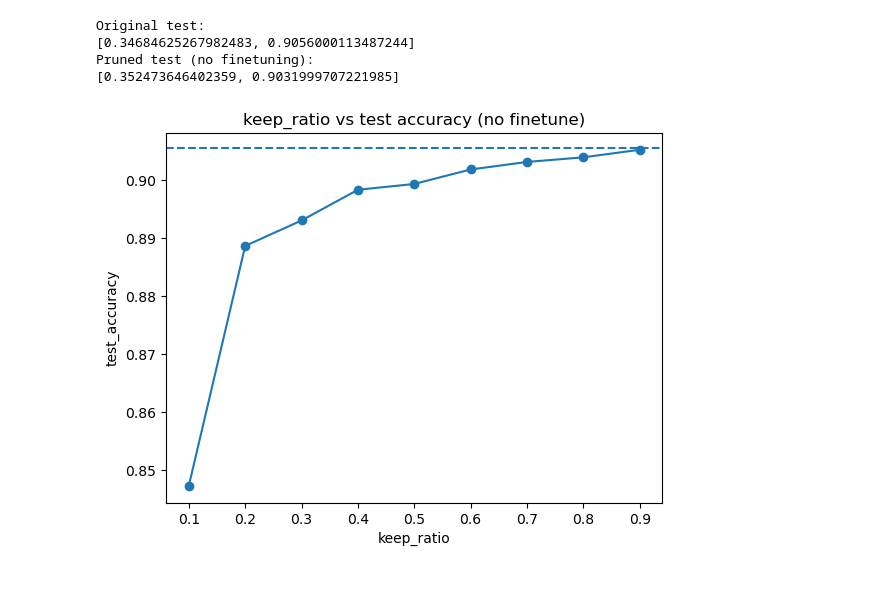
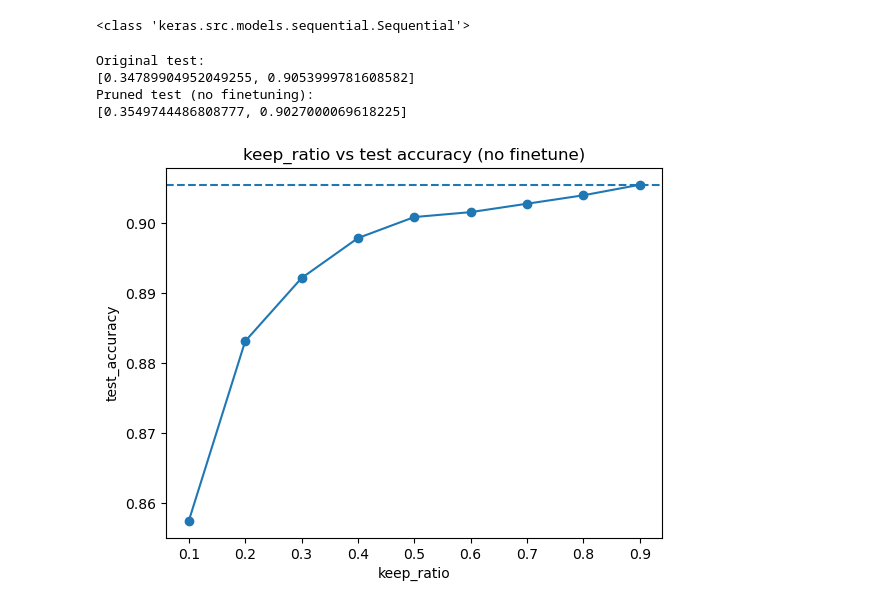
Before and after one commit to yuekai-yan/CSSP_Neural_Networks_Pruning, a Jupyter notebook: test.ipynb, the cells around one changed output. Drawn from its saved outputs; the diff is of its cells as text; code cells hidden in the pictures.

```diff
--- a/test.ipynb
+++ b/test.ipynb
@@ -15,7 +27,9 @@ x_test  = x_test.astype("float32") / 255.0
 
 # 3) Define a simple model: Flatten + one hidden dense layer + output layer (10 classes)
 model = models.Sequential([
-    layers.Flatten(input_shape=(28, 28)),
+
+    layers.Input(shape=(28, 28)),
+    layers.Flatten(),
 
     # Hidden layer
     layers.Dense(100, activation="relu"),
@@ -52,3 +66,7 @@ Test accuracy: 0.9056000113487244
+# %%
+print(type(model))
+# %% [output]
+<class 'keras.src.models.sequential.Sequential'>
 # %%
 import numpy as np
 from numpy.linalg import solve
@@ -64,8 +82,8 @@ def prune_1hidden_by_id_rrqr(model, x_unlabeled, keep_ratio=0.7, f=2.0, n_prune=
         pruned_model, I, T
     """
     # ------- Extract weights -------
-    W1, b1 = model.layers[1].get_weights()   # (784, m), (m,)
-    W2, b2 = model.layers[2].get_weights()   # (m, 10), (10,)
+    W1, b1 = model.layers[1].get_weights()   # (784, 100), (100,)
+    W2, b2 = model.layers[2].get_weights()   # (100, 10), (10,)
     d, m = W1.shape
     c = W2.shape[1]
 
@@ -77,7 +95,7 @@ def prune_1hidden_by_id_rrqr(model, x_unlabeled, keep_ratio=0.7, f=2.0, n_prune=
     X = x_unlabeled[:n_prune].reshape(n_prune, -1).T  # (784, n)
 
     # ------- Absorb bias into W via augmentation -------
-    W1_aug = np.vstack([W1, b1.reshape(1, -1)])        # (785, m)
+    W1_aug = np.vstack([W1, b1.reshape(1, -1)])        # (785, 100)
     X_aug  = np.vstack([X, np.ones((1, X.shape[1]))])  # (785, n)
 
     # ------- Compute activations Z = relu(W^T X) -------
@@ -136,7 +154,7 @@ pruned_model, I, T = prune_1hidden_by_id_rrqr(
 )
 
 pruned_model.compile(
-    optimizer="sgd",
+    #optimizer="sgd",
     loss="sparse_categorical_crossentropy",
     metrics=["accuracy"]
 )
@@ -148,9 +166,9 @@ print("Pruned test (no finetuning):")
 print(pruned_model.evaluate(x_test, y_test, verbose=0))
 # %% [output]
 Original test:
-[0.34684625267982483, 0.9056000113487244]
+[0.34789904952049255, 0.9053999781608582]
 Pruned test (no finetuning):
-[0.352473646402359, 0.9031999707221985]
+[0.3549744486808777, 0.9027000069618225]
 # %%
 import matplotlib.pyplot as plt
 
@@ -158,32 +176,32 @@ import matplotlib.pyplot as plt
 base_loss, base_acc = model.evaluate(x_test, y_test, verbose=0)
 
 ratios = np.linspace(0.1, 0.9, 9)
 accs = []
 
 for r in ratios:
     pruned_model, I, T = prune_1hidden_by_id_rrqr(
         model,
         x_unlabeled=x_train,
         keep_ratio=float(r),
         f=2.0,
         n_prune=5000
     )
 
     pruned_model.compile(
-        optimizer="sgd",
+        #optimizer="sgd",
         loss="sparse_categorical_crossentropy",
         metrics=["accuracy"]
     )
 
     loss, acc = pruned_model.evaluate(x_test, y_test, verbose=0)
     accs.append(acc)
 
 plt.figure()
 plt.plot(ratios, accs, marker="o")
 plt.axhline(base_acc, linestyle="--")
 plt.xlabel("keep_ratio")
 plt.ylabel("test_accuracy")
 plt.title("keep_ratio vs test accuracy (no finetune)")
 plt.show()
 # %% [output]
-[figure, old version]
+[figure, new version]
```
Also changed, not shown: parts of 3 cells of this notebook, 1 other file.
